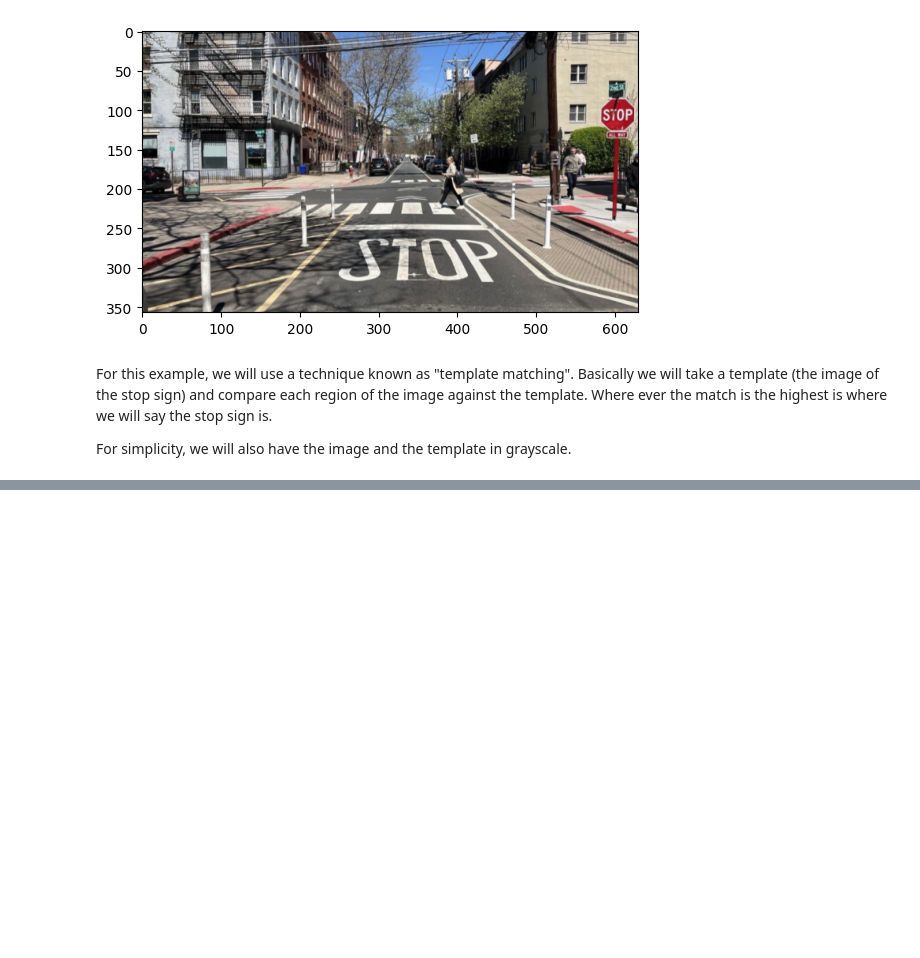
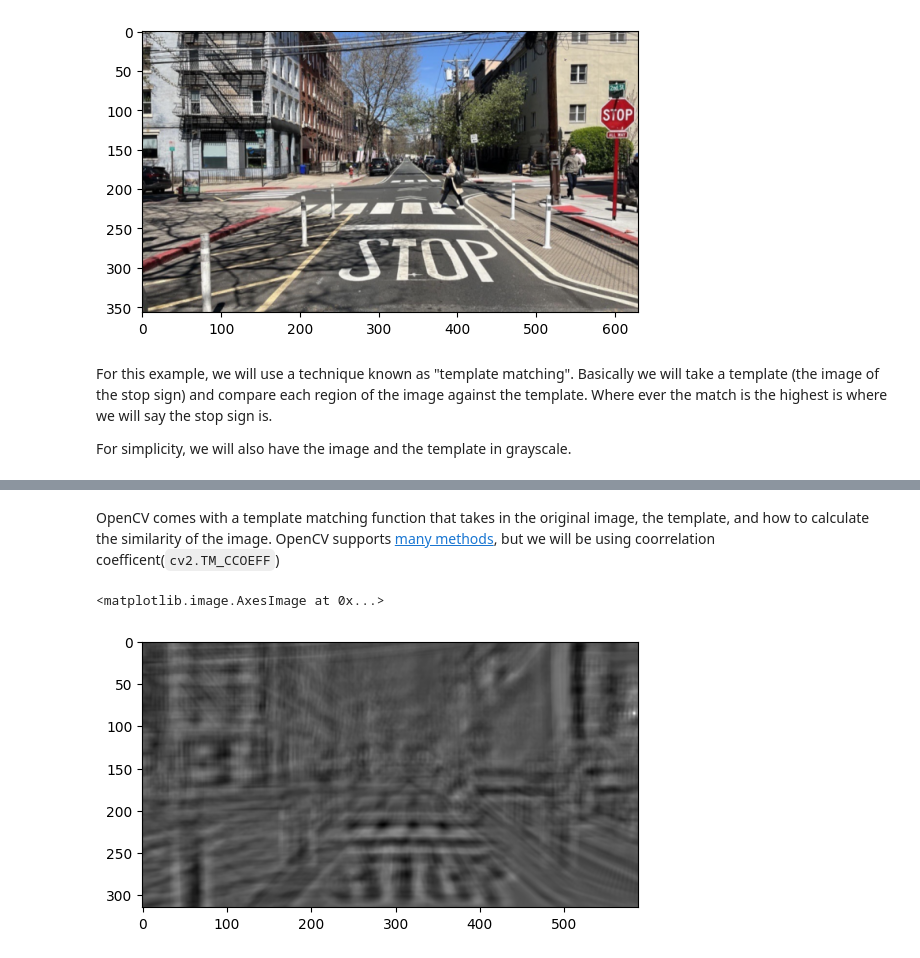
Before and after one commit to cbolles/upward_bound, a Jupyter notebook: ENERGIZE/Introduction.ipynb, the cells around one changed output, grey strips where cells are left out. Cells and saved outputs as stored; diff of their text form; code cells hidden in the pictures; blank space fills up the shorter version.

```diff
--- a/ENERGIZE/Introduction.ipynb
+++ b/ENERGIZE/Introduction.ipynb
@@ -51,2 +53,11 @@ axes[1].imshow(template)
-# %%
-img_gray = cv2.imread('data/street_gray.png')
+# %% [markdown]
+OpenCV comes with a template matching function that takes in the original image, the template, and how to calculate the similarity of the image. OpenCV supports [many methods](https://docs.opencv.org/3.4/df/dfb/group__imgproc__object.html#ga3a7850640f1fe1f58fe91a2d7583695d), but we will be using coorrelation coefficent(`cv2.TM_CCOEFF`)
+# %%
+# Use the template matching function
+matching_result = cv2.matchTemplate(img_gray, template, cv2.TM_CCOEFF)
+
+# The result is basically an image showing how the template matches at every spot in the image
+plt.imshow(matching_result, cmap='gray')
+# %% [output]
+<matplotlib.image.AxesImage at 0x...>
+[figure, added]
```
Also changed, not shown: parts of 3 cells of this notebook.
